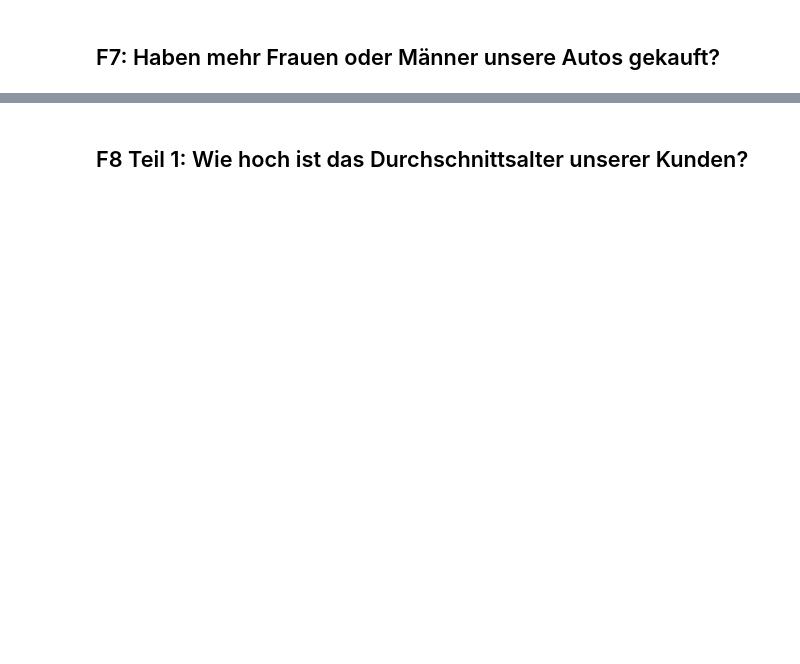
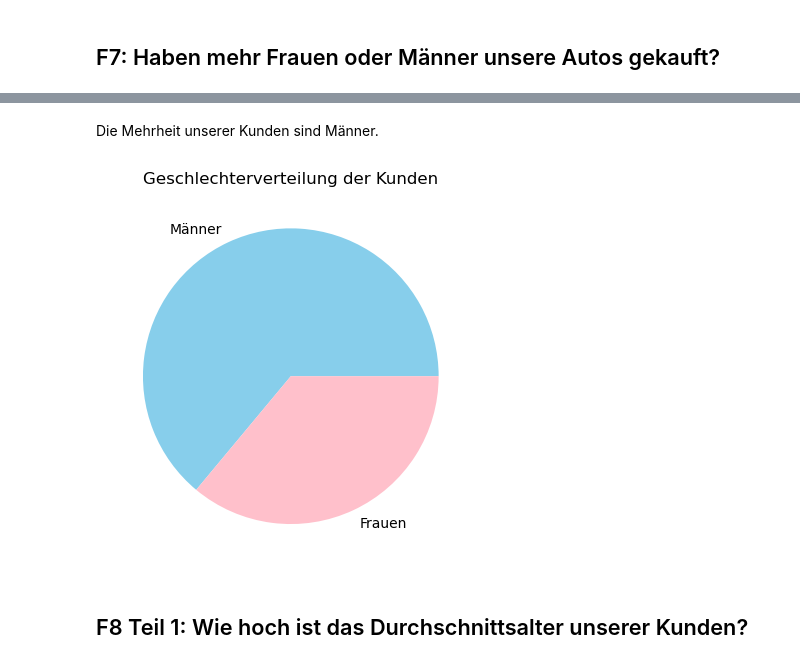
Before and after one commit to 24fabienne/final_projectSS24_Group10, a Jupyter notebook: Presentation.ipynb, the cells around one changed output, grey strips where cells are left out. Cells and saved outputs as stored; diff of their text form; code cells hidden in the pictures; blank space fills up the shorter version.

```diff
--- a/Presentation.ipynb
+++ b/Presentation.ipynb
@@ -91,3 +152,15 @@ Verteilung_der_Kunden
+# %% [markdown]
+Die Mehrheit unserer Kunden sind Männer.
+# %%
+inhalt = ["Männer", "Frauen"]
+werte = [706, 398]
+plt.title("Geschlechterverteilung der Kunden")
+farben_diagramm = ["skyblue", "pink"]
+
+plt.pie(werte, labels = inhalt, colors = farben_diagramm)
+plt.show()
+# %% [output]
+[figure, added]
 # %% [markdown]
 ## F8 Teil 1: Wie hoch ist das Durchschnittsalter unserer Kunden?
 # %%
```
Also changed, not shown: parts of 53 cells of this notebook.
